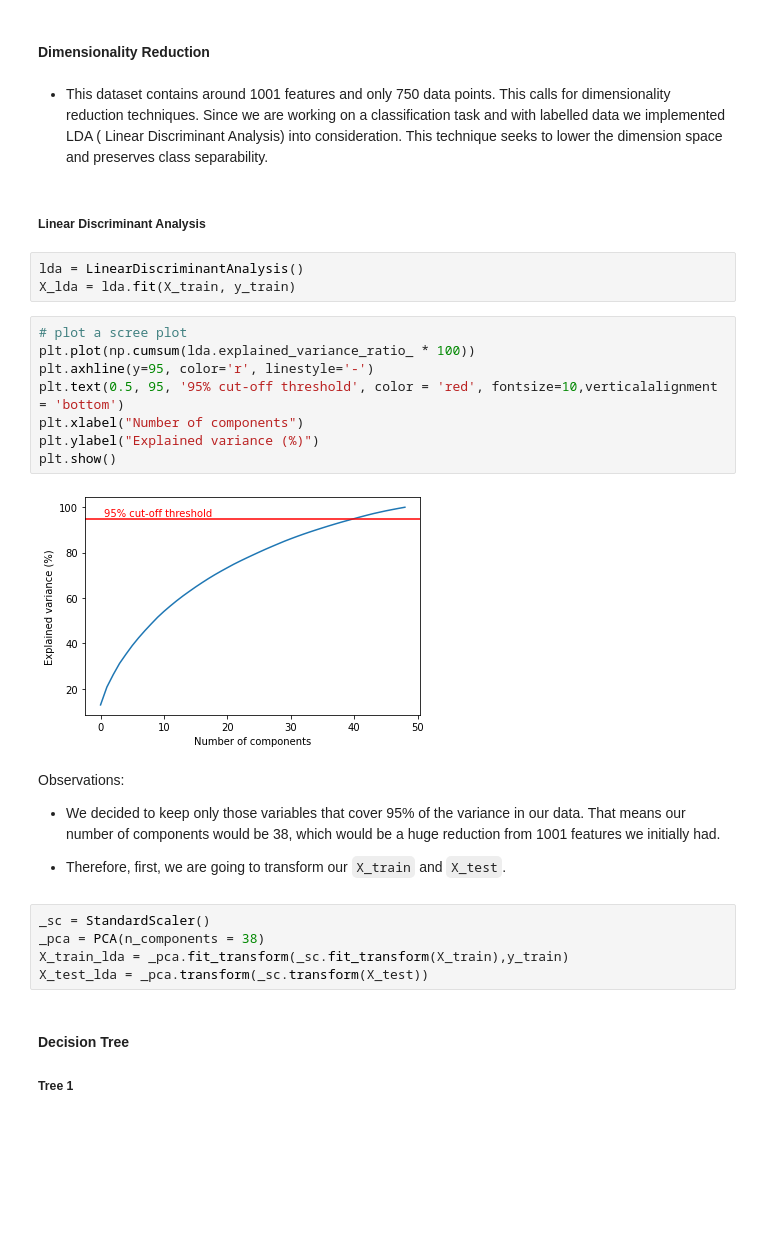
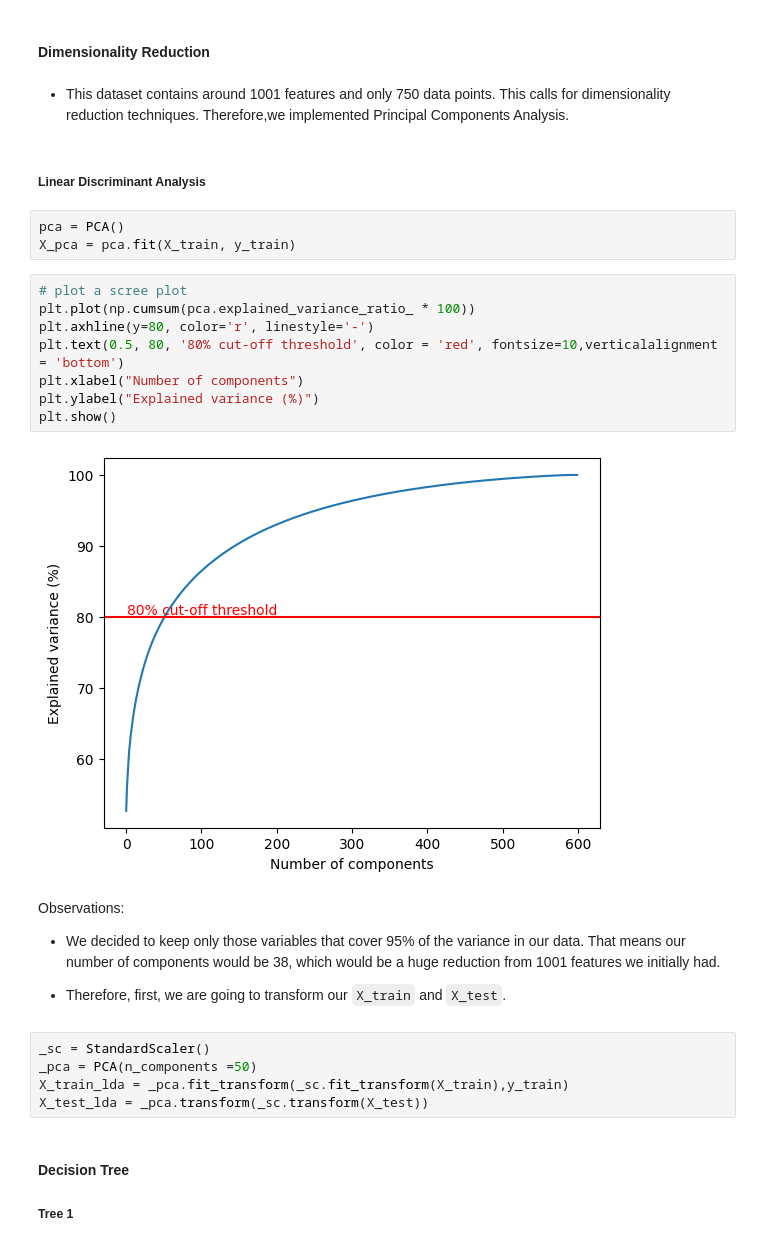
Before and after one commit to nadiaverdha/MachineLearningEx1, a Jupyter notebook: Ex1_kaggle_big.ipynb, the cells around one changed output. Cells and saved outputs as stored; diff of their text form; blank space fills up the shorter version.

```diff
--- a/Ex1_kaggle_big.ipynb
+++ b/Ex1_kaggle_big.ipynb
@@ -140,22 +140,22 @@ X_train, X_test, y_train, y_test = train_test_split(X,Y, test_size=0.20, random_
 # %% [markdown]
 #### Dimensionality Reduction
 # %% [markdown]
-- This dataset contains around 1001 features and only 750 data points. This calls for dimensionality reduction techniques. Since we are working on a classification task and with labelled data we implemented LDA ( Linear Discriminant Analysis) into consideration. This technique seeks to lower the dimension space and preserves class separability.
+- This dataset contains around 1001 features and only 750 data points. This calls for dimensionality reduction techniques. Therefore,we implemented Principal Components Analysis.
 # %% [markdown]
 ##### Linear Discriminant Analysis
-# %%
-lda = LinearDiscriminantAnalysis()
-X_lda = lda.fit(X_train, y_train)
+# %%
+pca = PCA()
+X_pca = pca.fit(X_train, y_train)
 # %%
 # plot a scree plot
-plt.plot(np.cumsum(lda.explained_variance_ratio_ * 100))
-plt.axhline(y=95, color='r', linestyle='-')
-plt.text(0.5, 95, '95% cut-off threshold', color = 'red', fontsize=10,verticalalignment = 'bottom')
+plt.plot(np.cumsum(pca.explained_variance_ratio_ * 100))
+plt.axhline(y=80, color='r', linestyle='-')
+plt.text(0.5, 80, '80% cut-off threshold', color = 'red', fontsize=10,verticalalignment = 'bottom')
 plt.xlabel("Number of components")
 plt.ylabel("Explained variance (%)")
 plt.show()
 # %% [output]
-[figure, old version]
+[figure, new version]
 # %% [markdown]
 Observations:
 - We decided to keep only those variables that cover 95% of the variance in our data. That means our number of components would be 38, which would be a huge reduction from 1001 features we initially had.
@@ -163,7 +163,7 @@ Observations:
 - Therefore, first, we are going to transform our `X_train` and `X_test`.
 # %%
 _sc = StandardScaler()
-_pca = PCA(n_components = 38)
+_pca = PCA(n_components =50)
 X_train_lda = _pca.fit_transform(_sc.fit_transform(X_train),y_train)
 X_test_lda = _pca.transform(_sc.transform(X_test))
 # %% [markdown]
```
Also changed, not shown: parts of 8 cells of this notebook.
